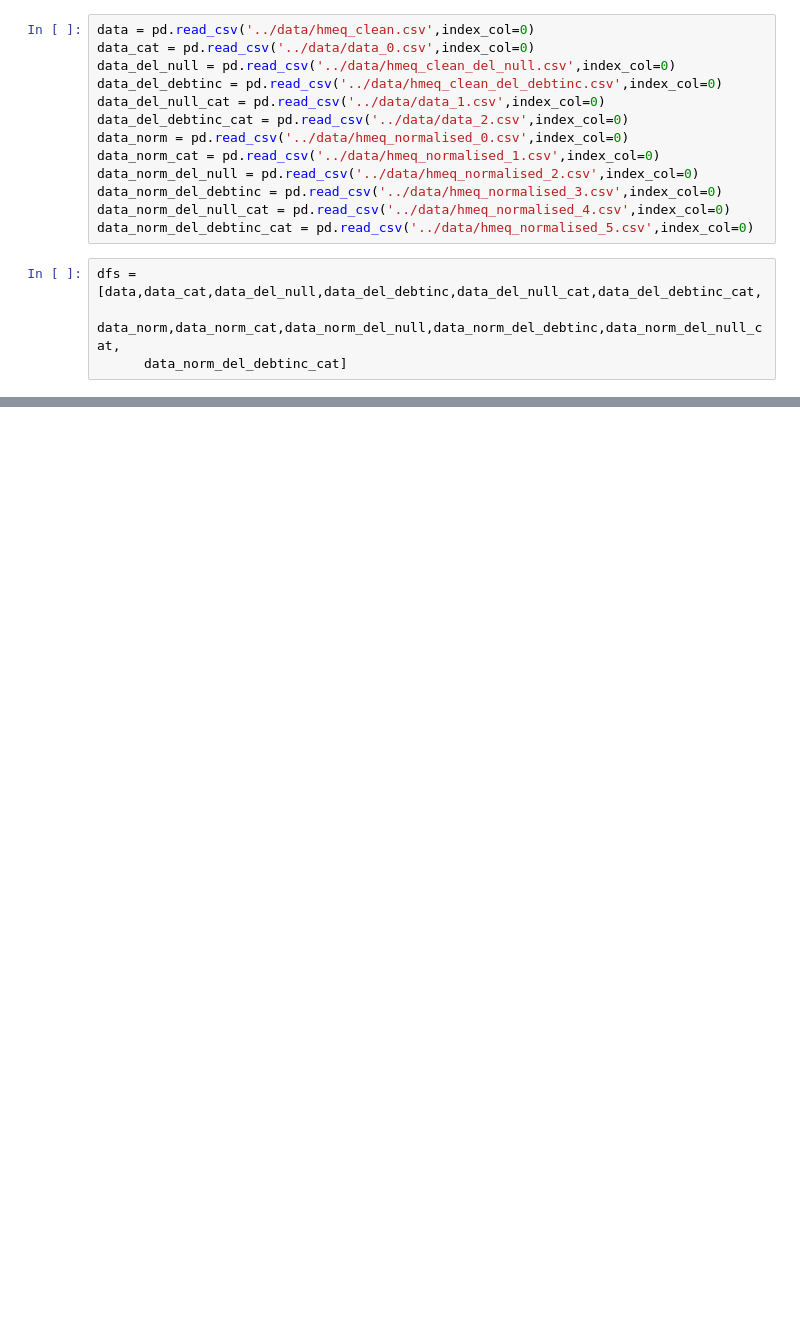
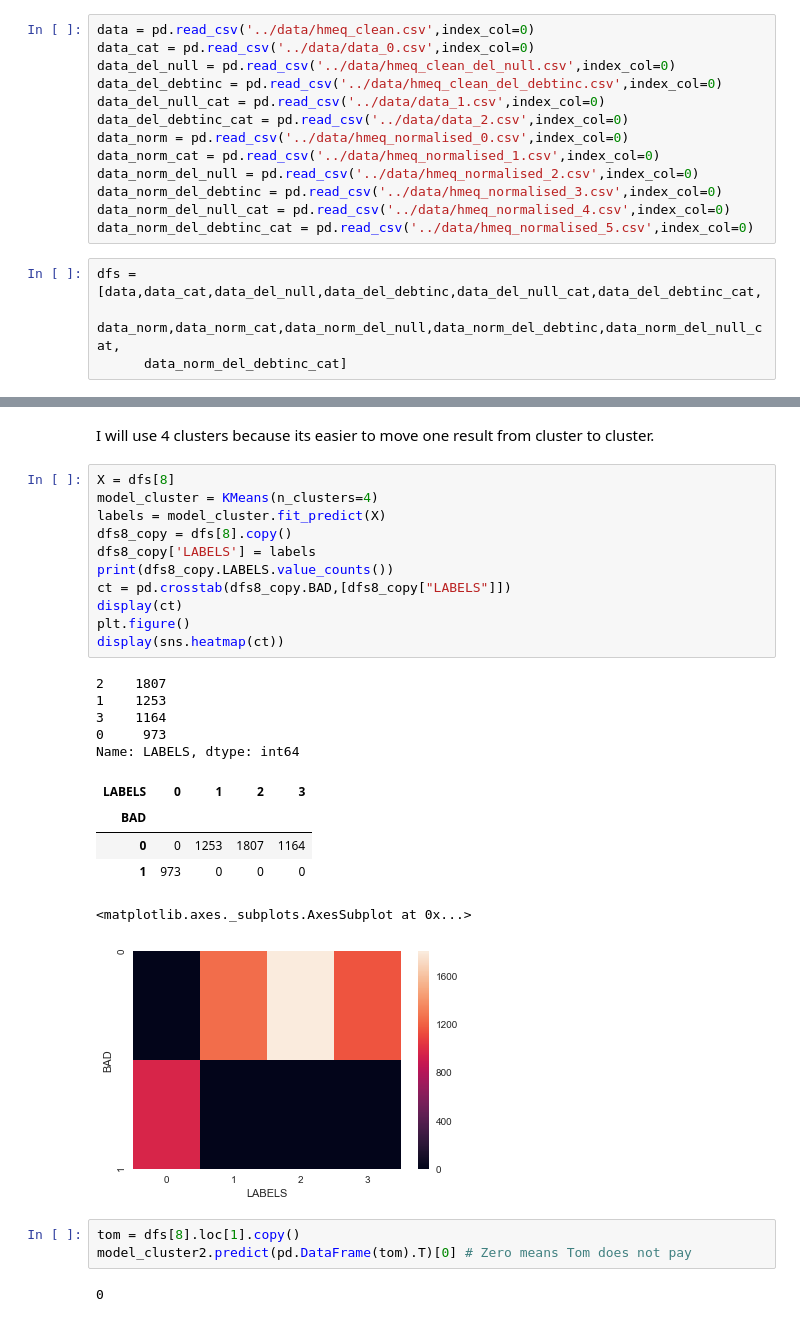
Before and after one commit to lusuelves/CreditRisk, a Jupyter notebook: code/unsupervised_models.ipynb, the cells around one changed output, grey strips where cells are left out. Cells and saved outputs as stored; diff of their text form; blank space fills up the shorter version.

Commit message:
clustering recommendation done

```diff
--- a/code/unsupervised_models.ipynb
+++ b/code/unsupervised_models.ipynb
@@ -120,0 +100,30 @@ Name: LABELS, dtype: int64
+# %% [markdown]
+I will use 4 clusters because its easier to move one result from cluster to cluster.
+# %%
+X = dfs[8]
+model_cluster = KMeans(n_clusters=4)
+labels = model_cluster.fit_predict(X)
+dfs8_copy = dfs[8].copy()
+dfs8_copy['LABELS'] = labels
+print(dfs8_copy.LABELS.value_counts())
+ct = pd.crosstab(dfs8_copy.BAD,[dfs8_copy["LABELS"]])
+display(ct)
+plt.figure()
+display(sns.heatmap(ct))
+# %% [output]
+2    1807
+1    1253
+3    1164
+0     973
+Name: LABELS, dtype: int64
+| LABELS | 0 | 1 | 2 | 3 |
+| BAD |  |  |  |  |
+| 0 | 0 | 1253 | 1807 | 1164 |
+| 1 | 973 | 0 | 0 | 0 |
+<matplotlib.axes._subplots.AxesSubplot at 0x...>
+[figure, added]
+# %%
+tom = dfs[8].loc[1].copy()
+model_cluster2.predict(pd.DataFrame(tom).T)[0] # Zero means Tom does not pay
+# %% [output]
+0
```
Also changed, not shown: parts of 21 cells of this notebook.
